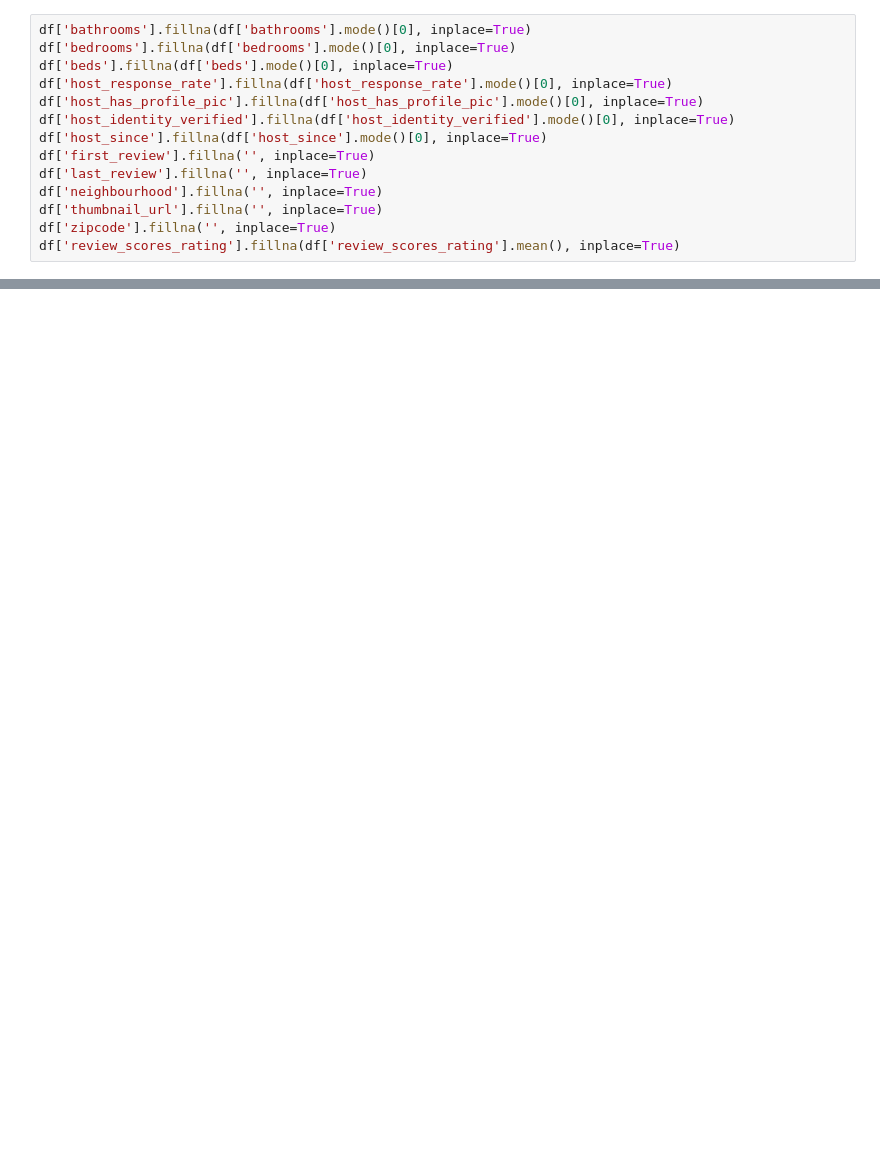
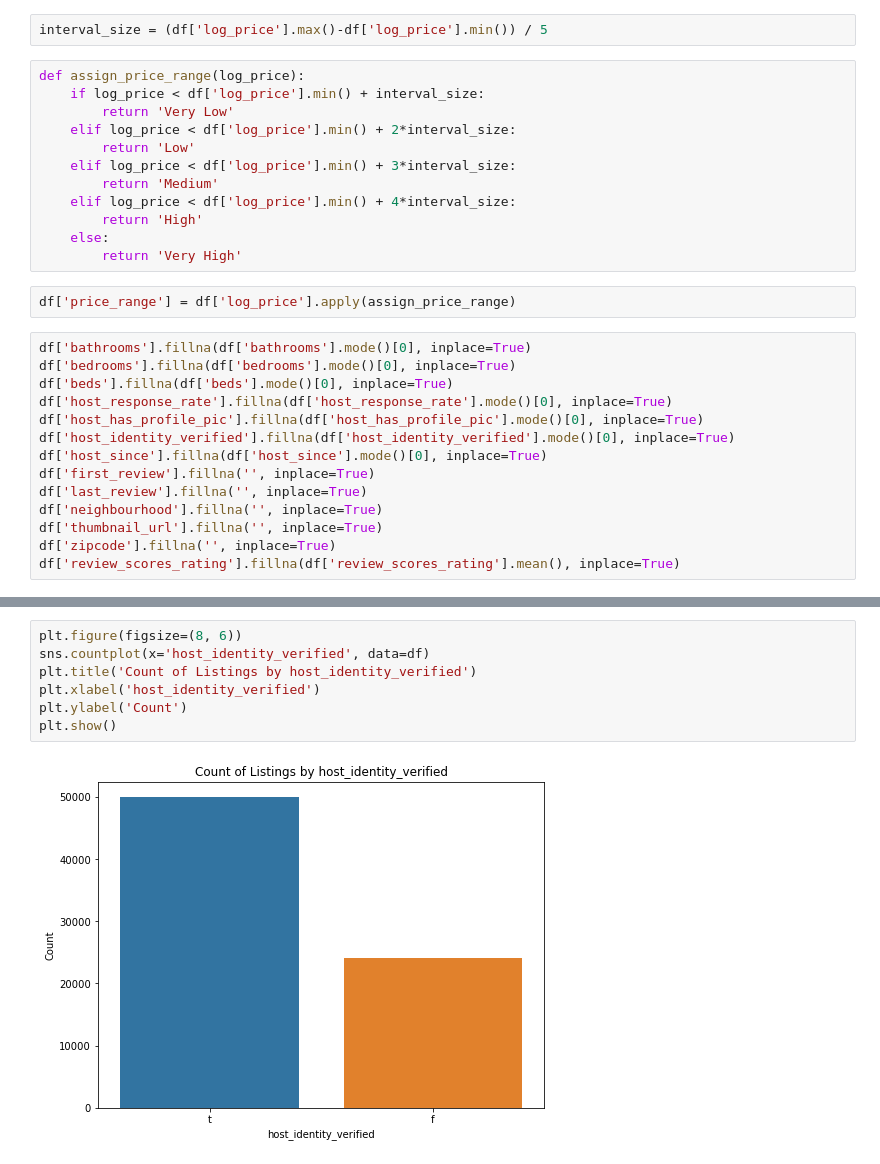
Before and after one commit to SNPraveenCh/UMBC-DATA606-Capstone, a Jupyter notebook: notebooks/Project.ipynb, the cells around one changed output, grey strips where cells are left out. Saved outputs shown, nothing was run; the diff lists cells and outputs as text; blank space fills up the shorter version.

Commit message:
data visualization and initial ml

```diff
--- a/notebooks/Project.ipynb
+++ b/notebooks/Project.ipynb
@@ -151,6 +158,22 @@ Name: price, Length: 766, dtype: int64
 df['price'].min(),df['price'].max()
 # %% [output]
 (5.000000000000001, 1998.9999999999993)
+# %%
+interval_size = (df['log_price'].max()-df['log_price'].min()) / 5
+# %%
+def assign_price_range(log_price):
+    if log_price < df['log_price'].min() + interval_size:
+        return 'Very Low'
+    elif log_price < df['log_price'].min() + 2*interval_size:
+        return 'Low'
+    elif log_price < df['log_price'].min() + 3*interval_size:
+        return 'Medium'
+    elif log_price < df['log_price'].min() + 4*interval_size:
+        return 'High'
+    else:
+        return 'Very High'
+# %%
+df['price_range'] = df['log_price'].apply(assign_price_range)
 # %%
 df['bathrooms'].fillna(df['bathrooms'].mode()[0], inplace=True)
 df['bedrooms'].fillna(df['bedrooms'].mode()[0], inplace=True)
@@ -187 +210,10 @@ price                     0
 dtype: int64
+# %%
+plt.figure(figsize=(8, 6))
+sns.countplot(x='host_identity_verified', data=df)
+plt.title('Count of Listings by host_identity_verified')
+plt.xlabel('host_identity_verified')
+plt.ylabel('Count')
+plt.show()
+# %% [output]
+[figure, added]
```
Also changed, not shown: parts of 21 cells of this notebook, 1 other file.
